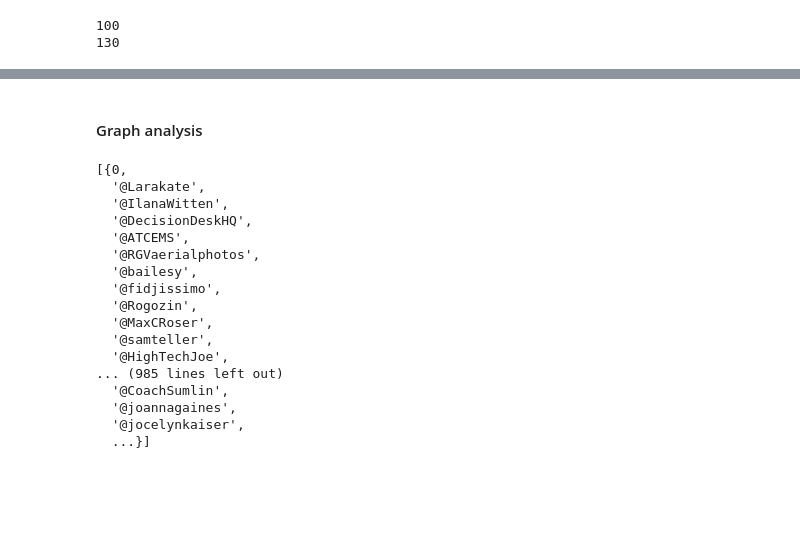
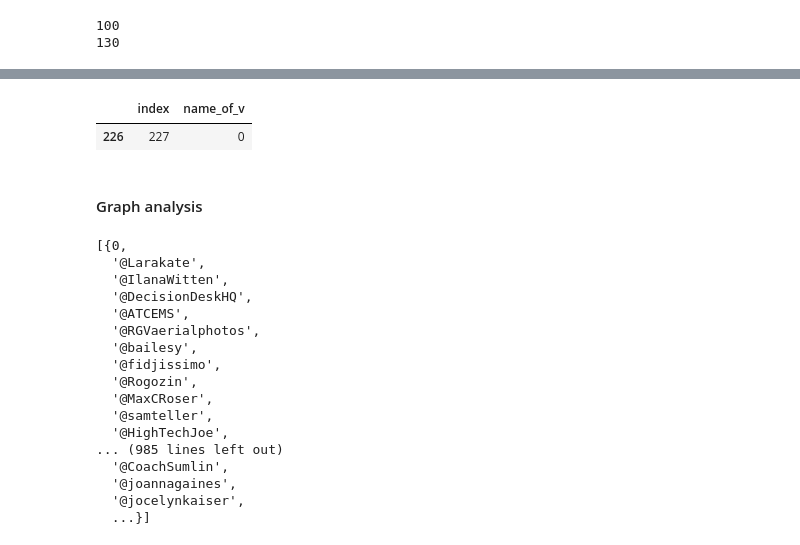
Before and after one commit to Arsenchius/graphs, a Jupyter notebook: draw_graph.ipynb, the cells around one changed output, grey strips where cells are left out. Saved outputs shown, nothing was run; the diff lists cells and outputs as text; code cells hidden in the pictures; blank space fills up the shorter version.

```diff
--- a/draw_graph.ipynb
+++ b/draw_graph.ipynb
@@ -88,4 +137,4 @@ def mask_graph(data):
     return G, vertices, edges
 # %%
 edges = pd.read_csv("edges.csv")
-vertices = pd.read_csv("vertices.csv")
+vertices = pd.read_csv("vertices_final.csv")
@@ -108,3 +143,8 @@ edges
+# %%
+vertices[vertices["name_of_v"] == "0"]
+# %% [output]
+|  | index | name_of_v |
+| 226 | 227 | 0 |
 # %%
 all_vertices = list(vertices["name_of_v"].values)
 no_dublicates_vertices = set(all_vertices)
```
Also changed, not shown: parts of 22 cells of this notebook, 5 other files.
